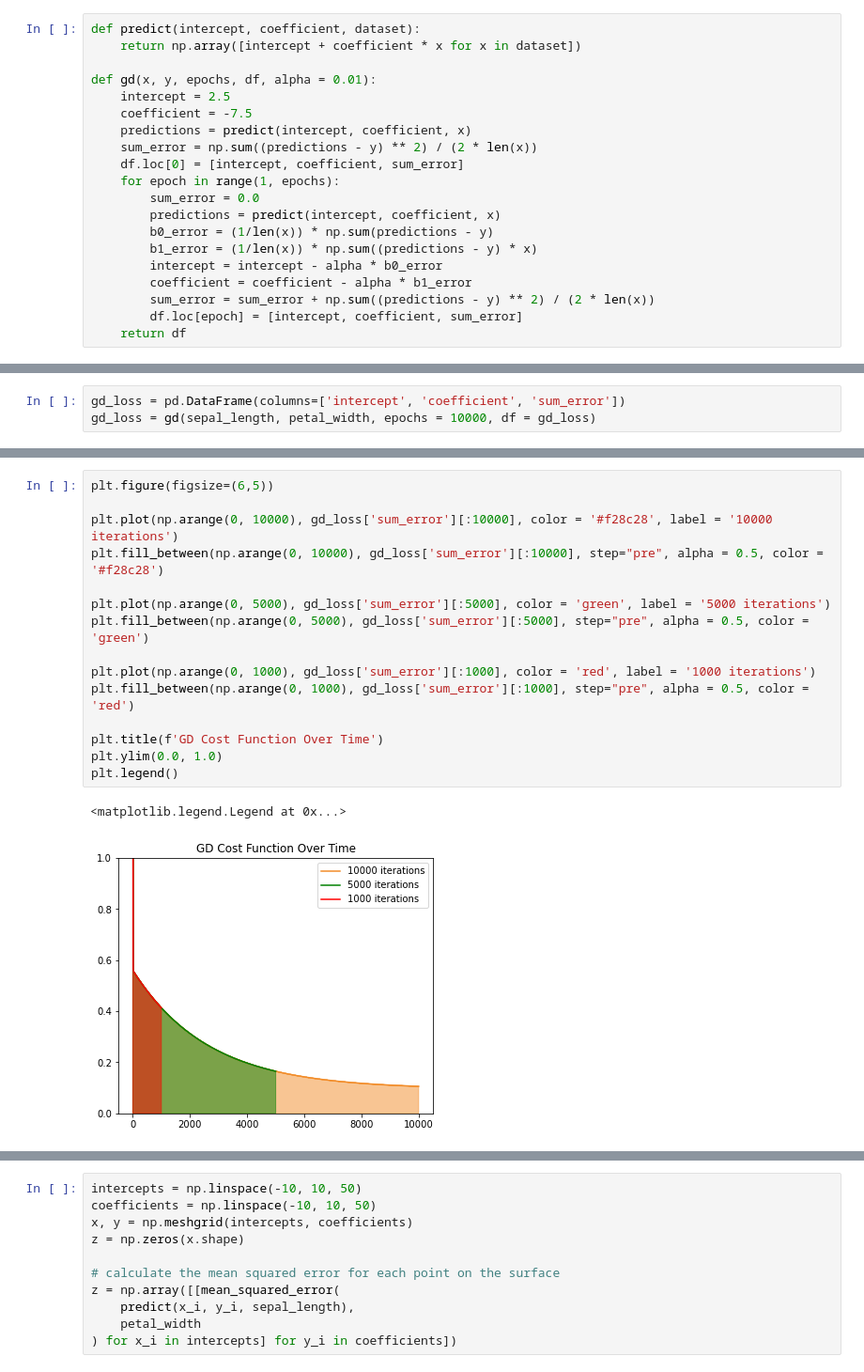
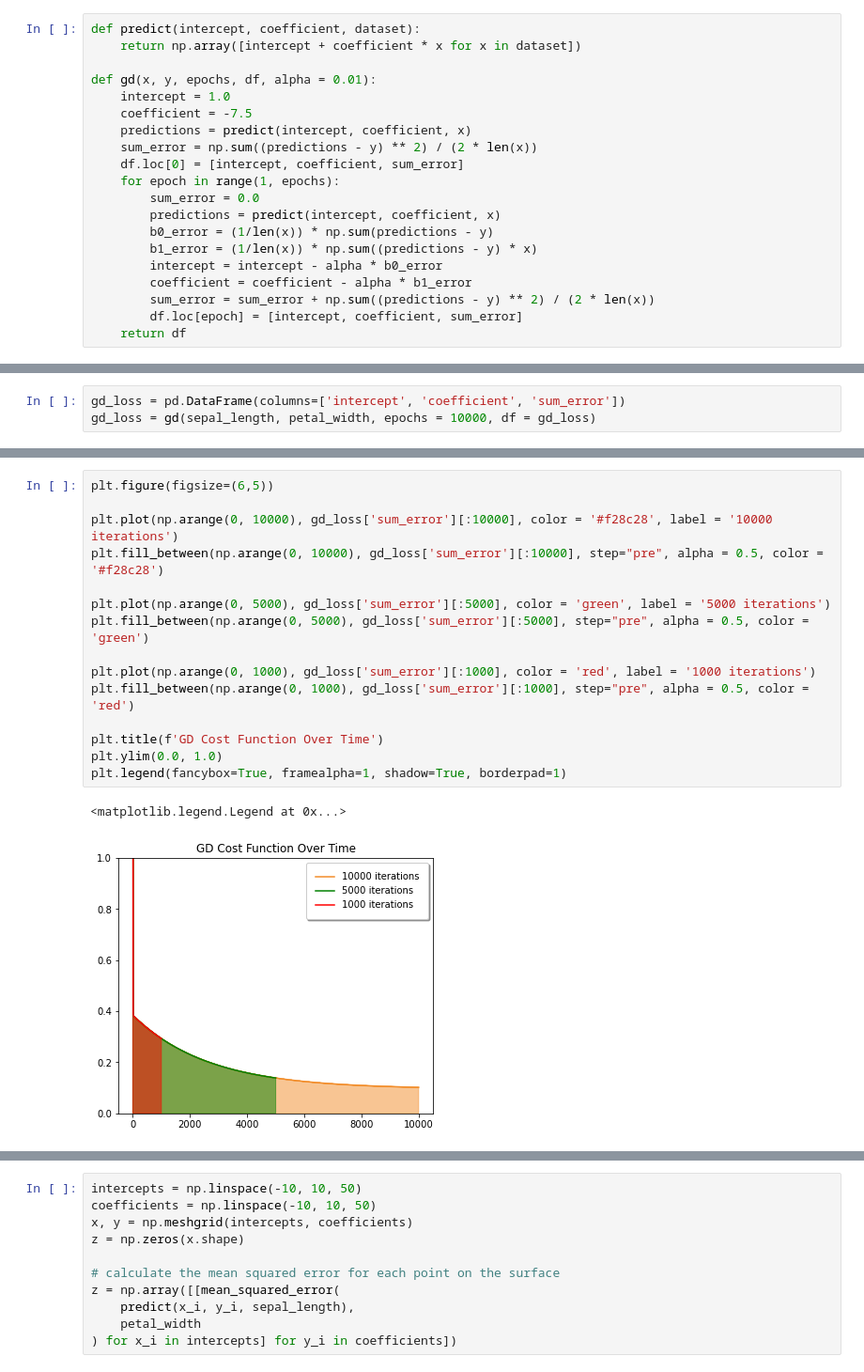
Before and after one commit to bsraya/optimization-algorithms, a Jupyter notebook: bgd.ipynb, the cells around one changed output, grey strips where cells are left out. Shown at 94% size. Saved outputs shown, nothing was run; the diff lists cells and outputs as text.

Commit message:
legend frame fixed

```diff
--- a/bgd.ipynb
+++ b/bgd.ipynb
@@ -66,7 +66,7 @@ def predict(intercept, coefficient, dataset):
     return np.array([intercept + coefficient * x for x in dataset])
 
 def gd(x, y, epochs, df, alpha = 0.01):
-    intercept = 2.5
+    intercept = 1.0
     coefficient = -7.5
     predictions = predict(intercept, coefficient, x)
     sum_error = np.sum((predictions - y) ** 2) / (2 * len(x))
@@ -128,21 +128,21 @@ plt.legend(fancybox=True, framealpha=1, shadow=True, borderpad=1)
 # %%
 plt.figure(figsize=(6,5))
 
 plt.plot(np.arange(0, 10000), gd_loss['sum_error'][:10000], color = '#f28c28', label = '10000 iterations')
 plt.fill_between(np.arange(0, 10000), gd_loss['sum_error'][:10000], step="pre", alpha = 0.5, color = '#f28c28')
 
 plt.plot(np.arange(0, 5000), gd_loss['sum_error'][:5000], color = 'green', label = '5000 iterations')
 plt.fill_between(np.arange(0, 5000), gd_loss['sum_error'][:5000], step="pre", alpha = 0.5, color = 'green')
 
 plt.plot(np.arange(0, 1000), gd_loss['sum_error'][:1000], color = 'red', label = '1000 iterations')
 plt.fill_between(np.arange(0, 1000), gd_loss['sum_error'][:1000], step="pre", alpha = 0.5, color = 'red')
 
 plt.title(f'GD Cost Function Over Time')
 plt.ylim(0.0, 1.0)
-plt.legend()
+plt.legend(fancybox=True, framealpha=1, shadow=True, borderpad=1)
 # %% [output]
 <matplotlib.legend.Legend at 0x...>
-[figure, old version]
+[figure, new version]
 # %%
 plt.figure(figsize=(10,5))
 
```
Also changed, not shown: parts of 5 cells of this notebook, 2 other files.
